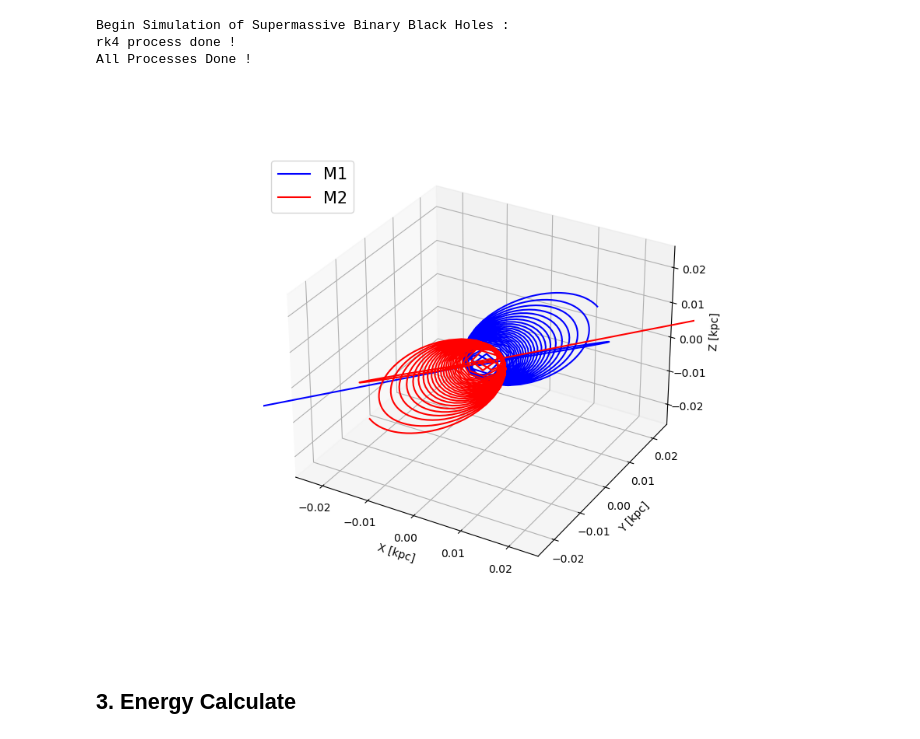
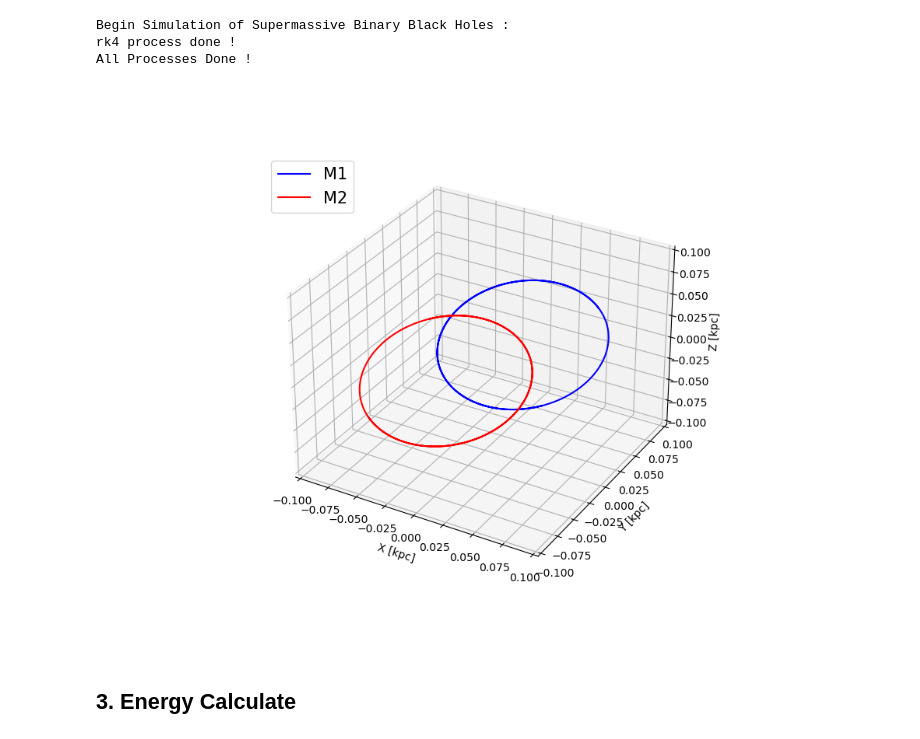
Before and after one commit to Mephisto-000/SMBBH, a Jupyter notebook: demo2/energy_demo_1.ipynb, the cells around one changed output. Drawn from its saved outputs; the diff is of its cells as text; code cells hidden in the pictures.

```diff
--- a/demo2/energy_demo_1.ipynb
+++ b/demo2/energy_demo_1.ipynb
@@ -27,11 +27,11 @@ $c = 0$
 # %%
 total_smbbh_mass = 1.2*(10**12)
 black_hole_mass = [total_smbbh_mass/2, total_smbbh_mass/2]  # m1, m2
-mu = 1 * (total_smbbh_mass/2 + total_smbbh_mass/2)
-radius = 0.05
-time_length = 1000  #1000
-time_step = 0.0005  #0.0005
-e = 0.5
+mu = 1 * (total_smbbh_mass/2 + total_smbbh_mass/2)/total_smbbh_mass
+radius = 0.2
+time_length = 1*10**3  #1000
+time_step = 5*(10**(-3))  #0.0005
+e = 0
 rot_angles = [np.pi/6, np.pi/4, np.pi/6] # omega, I, Omega
 constant_c = 0
 # %% [markdown]
@@ -60,9 +60,9 @@ All Processes Done !
 # %%
 plot1 = Plot_Result(result_dict=result_1)
 # %%
-plot1.plot_rk4_result(radius=0.05)
+plot1.plot_rk4_result(radius=0.2)
 # %% [output]
-[figure, old version]
+[figure, new version]
 # %% [markdown]
 ## 3. Energy Calculate
 # %%
```
Also changed, not shown: parts of 7 cells of this notebook.
